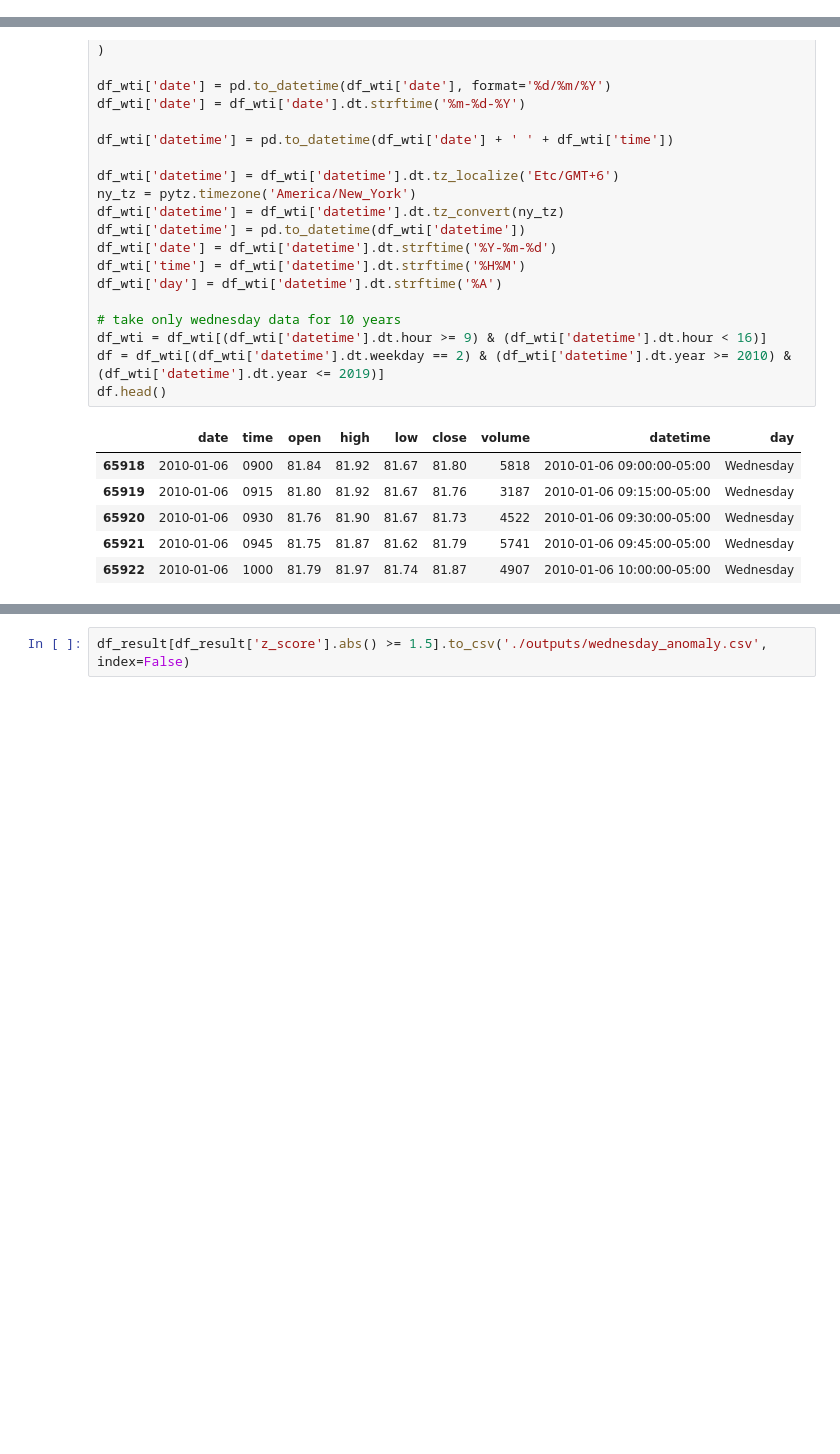
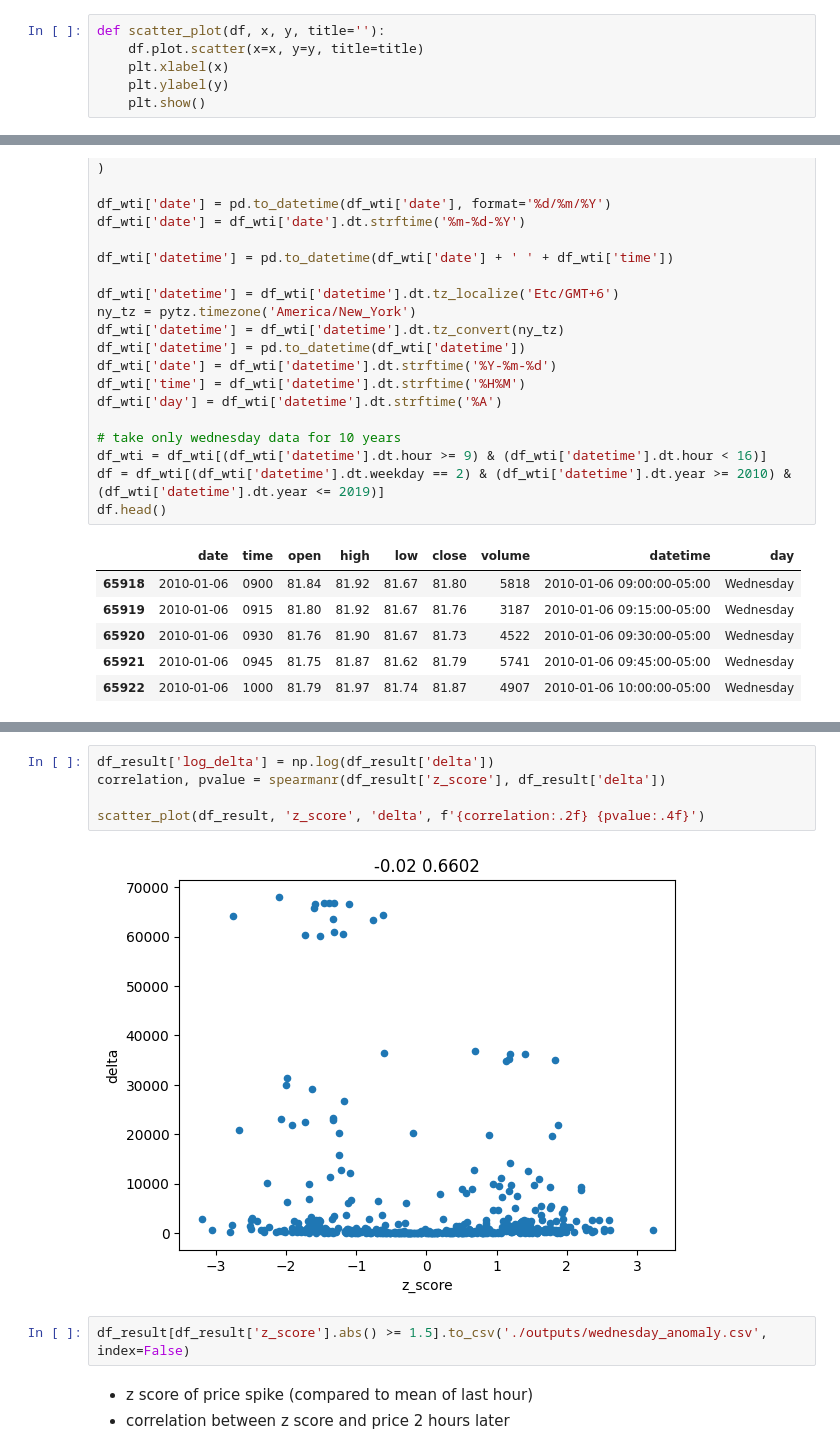
Before and after one commit to daQuincy/Takumi, a Jupyter notebook: 003 - wednesday_anomaly.ipynb, the cells around one changed output, grey strips where cells are left out. Drawn from its saved outputs; the diff is of its cells as text; blank space fills up the shorter version.

```diff
--- a/003 - wednesday_anomaly.ipynb
+++ b/003 - wednesday_anomaly.ipynb
@@ -68,6 +73,12 @@ def plot_candlestick(df, anomaly, title):
     fig.update_xaxes(rangebreaks = [{'bounds': ['sat', 'mon']}])
 
     fig.show()
+# %%
+def scatter_plot(df, x, y, title=''):
+    df.plot.scatter(x=x, y=y, title=title)
+    plt.xlabel(x)
+    plt.ylabel(y)
+    plt.show()
 # %%
 df_wti = pd.read_csv(
     './data/backtestmarket/cl-15m.csv',
@@ -166,2 +182,12 @@ df_result
+# %%
+df_result['log_delta'] = np.log(df_result['delta'])
+correlation, pvalue = spearmanr(df_result['z_score'], df_result['delta'])
+
+scatter_plot(df_result, 'z_score', 'delta', f'{correlation:.2f} {pvalue:.4f}')
+# %% [output]
+[figure, added]
 # %%
 df_result[df_result['z_score'].abs() >= 1.5].to_csv('./outputs/wednesday_anomaly.csv', index=False)
+# %% [markdown]
+- z score of price spike (compared to mean of last hour)
+- correlation between z score and price 2 hours later
```
Also changed, not shown: parts of 11 cells of this notebook, 1 other file.
